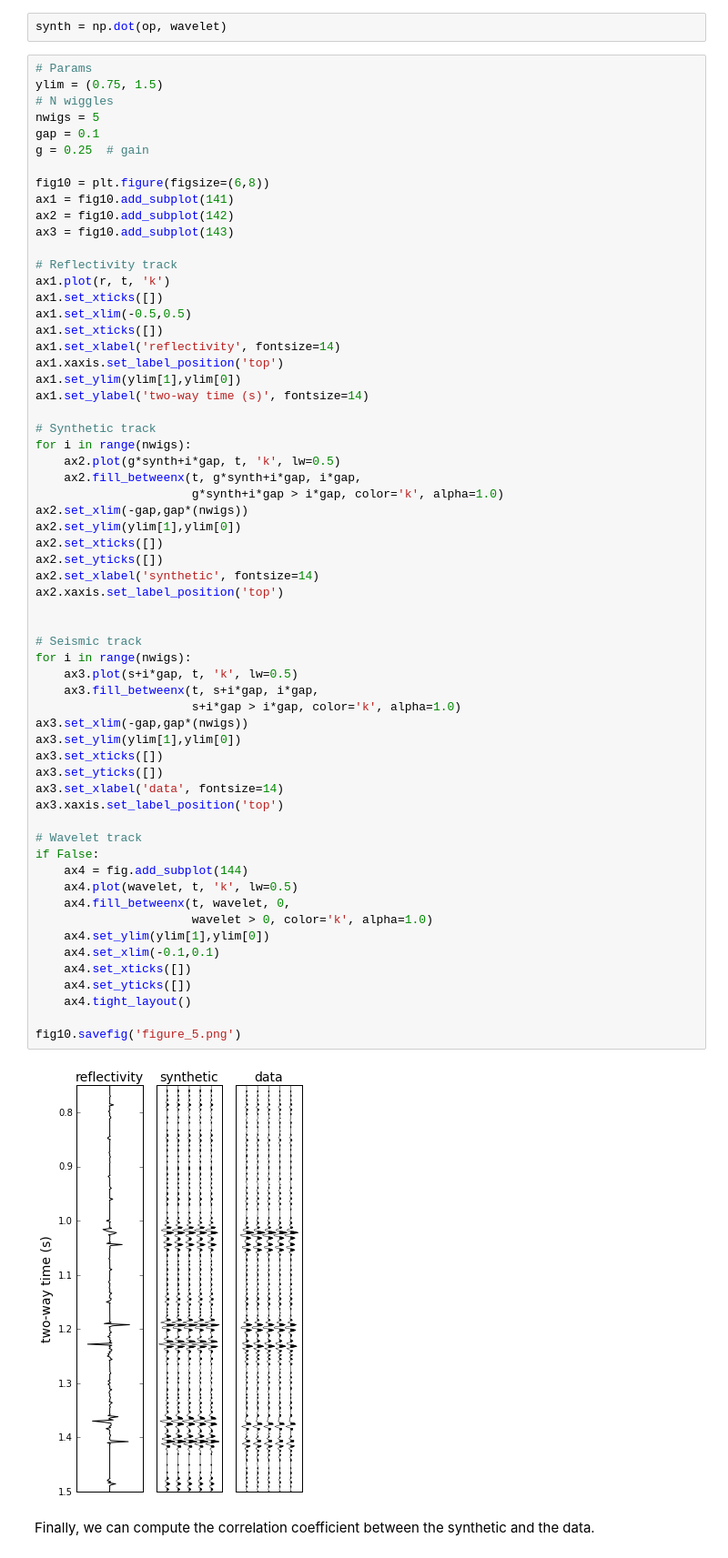
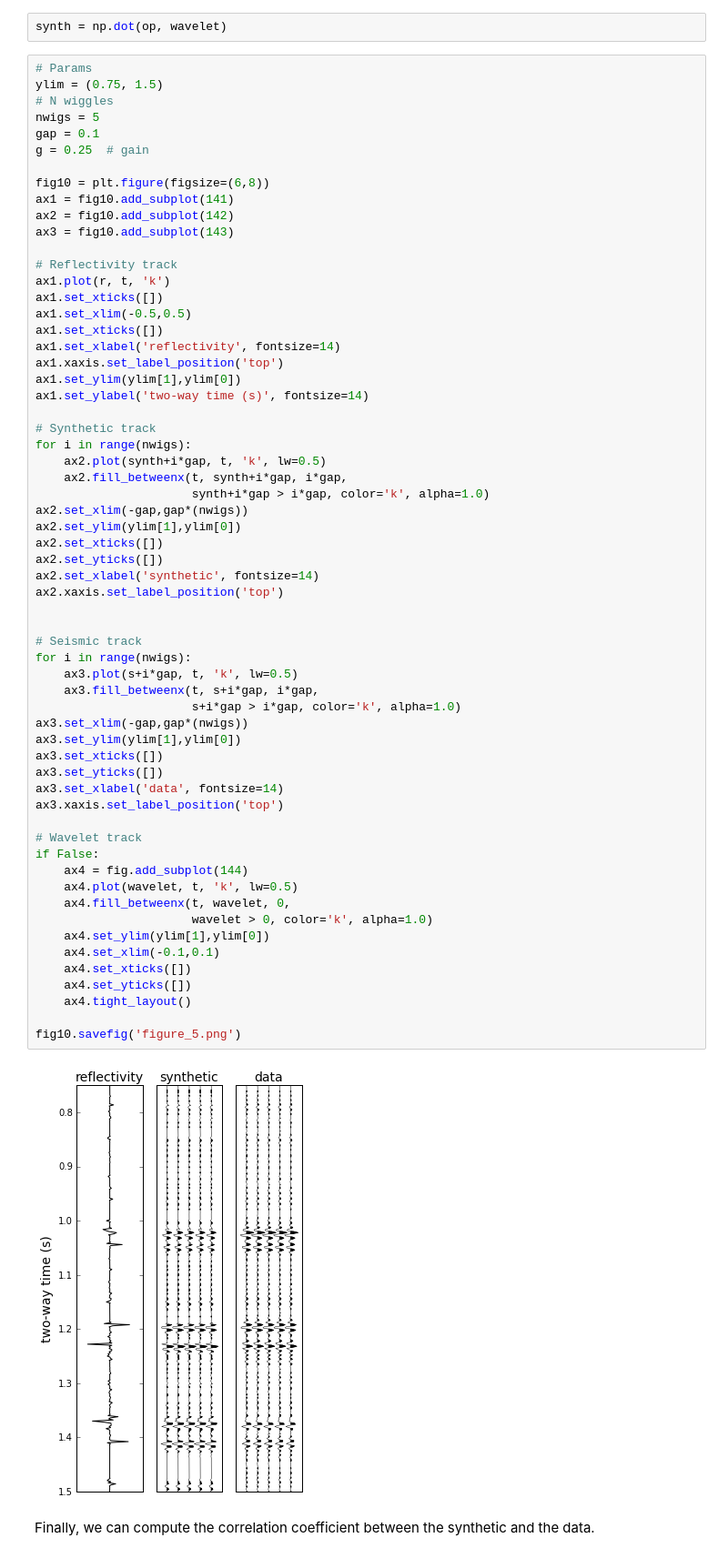
Before and after one commit to EvanBianco/notebooks, a Jupyter notebook: wavelet_estimation/Wavelet_estimation_for_well_ties.ipynb, the cells around one changed output. Shown at 91% size. Saved outputs shown, nothing was run; the diff lists cells and outputs as text.

```diff
--- a/wavelet_estimation/Wavelet_estimation_for_well_ties.ipynb
+++ b/wavelet_estimation/Wavelet_estimation_for_well_ties.ipynb
@@ -305,9 +307,9 @@ ax1.set_ylabel('two-way time (s)', fontsize=14)
 
 # Synthetic track
 for i in range(nwigs):
-    ax2.plot(g*synth+i*gap, t, 'k', lw=0.5)
-    ax2.fill_betweenx(t, g*synth+i*gap, i*gap,
-                      g*synth+i*gap > i*gap, color='k', alpha=1.0)
+    ax2.plot(synth+i*gap, t, 'k', lw=0.5)
+    ax2.fill_betweenx(t, synth+i*gap, i*gap,
+                      synth+i*gap > i*gap, color='k', alpha=1.0)
 ax2.set_xlim(-gap,gap*(nwigs))
 ax2.set_ylim(ylim[1],ylim[0])
 ax2.set_xticks([])
@@ -315,34 +317,34 @@ ax2.set_yticks([])
 ax2.set_xlabel('synthetic', fontsize=14)
 ax2.xaxis.set_label_position('top')
 
 
 # Seismic track
 for i in range(nwigs):
     ax3.plot(s+i*gap, t, 'k', lw=0.5)
     ax3.fill_betweenx(t, s+i*gap, i*gap,
                       s+i*gap > i*gap, color='k', alpha=1.0)
 ax3.set_xlim(-gap,gap*(nwigs))
 ax3.set_ylim(ylim[1],ylim[0])
 ax3.set_xticks([])
 ax3.set_yticks([])
 ax3.set_xlabel('data', fontsize=14)
 ax3.xaxis.set_label_position('top')
 
 # Wavelet track
 if False:
     ax4 = fig.add_subplot(144)
     ax4.plot(wavelet, t, 'k', lw=0.5)
     ax4.fill_betweenx(t, wavelet, 0,
                       wavelet > 0, color='k', alpha=1.0)
     ax4.set_ylim(ylim[1],ylim[0])
     ax4.set_xlim(-0.1,0.1)
     ax4.set_xticks([])
     ax4.set_yticks([])
     ax4.tight_layout()
 
 fig10.savefig('figure_5.png')
 # %% [output]
-[figure, old version]
+[figure, new version]
 # %% [markdown]
 Finally, we can compute the correlation coefficient between the synthetic and the data.
 # %%
```
Also changed, not shown: parts of 13 cells of this notebook, 1 other file.
